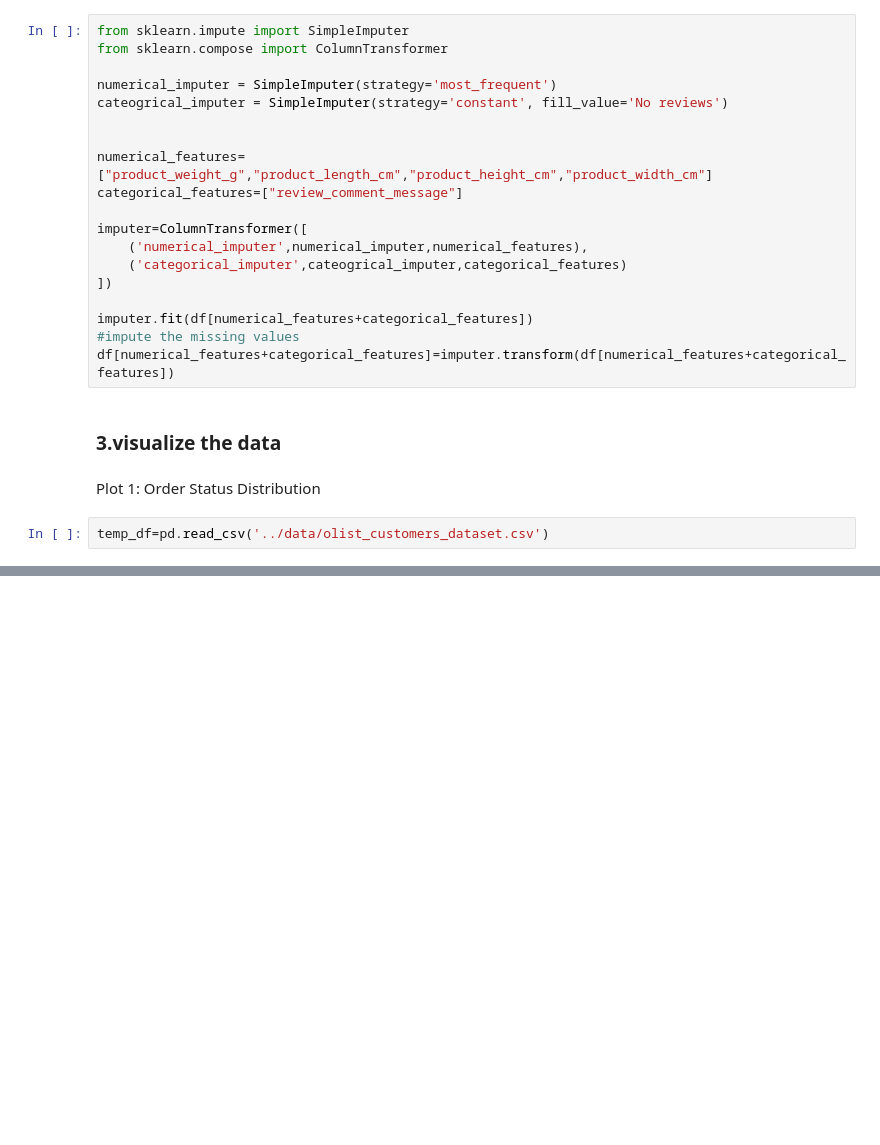
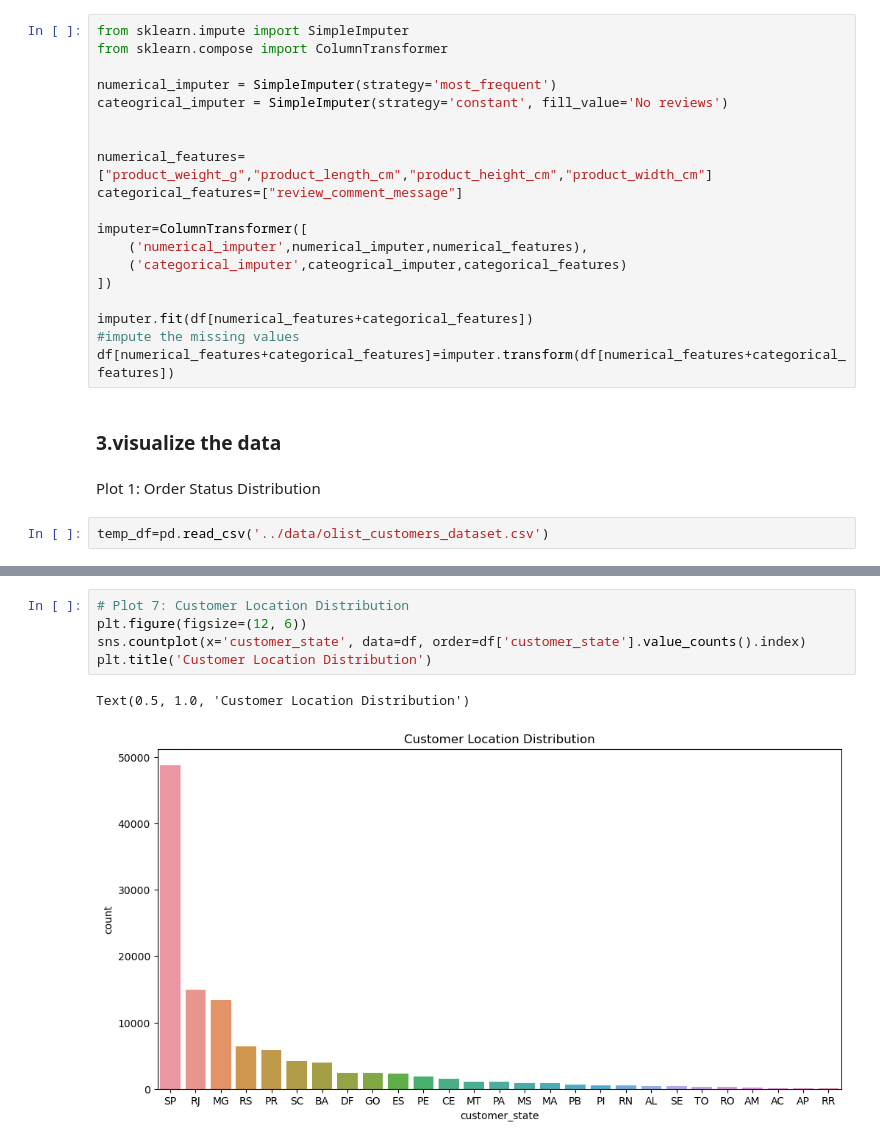
Before and after one commit to mageshyt/mlops_customer_satisfaction, a Jupyter notebook: notebooks/EDA.ipynb, the cells around one changed output, grey strips where cells are left out. Saved outputs shown, nothing was run; the diff lists cells and outputs as text; blank space fills up the shorter version.

```diff
--- a/notebooks/EDA.ipynb
+++ b/notebooks/EDA.ipynb
@@ -185 +185,9 @@ Text(0, 0.5, 'Frequency')
+# %%
+# Plot 7: Customer Location Distribution
+plt.figure(figsize=(12, 6))
+sns.countplot(x='customer_state', data=df, order=df['customer_state'].value_counts().index)
+plt.title('Customer Location Distribution')
+# %% [output]
+Text(0.5, 1.0, 'Customer Location Distribution')
+[figure, added]
 # %%
```
Also changed, not shown: parts of 8 cells of this notebook, 2 other files.
